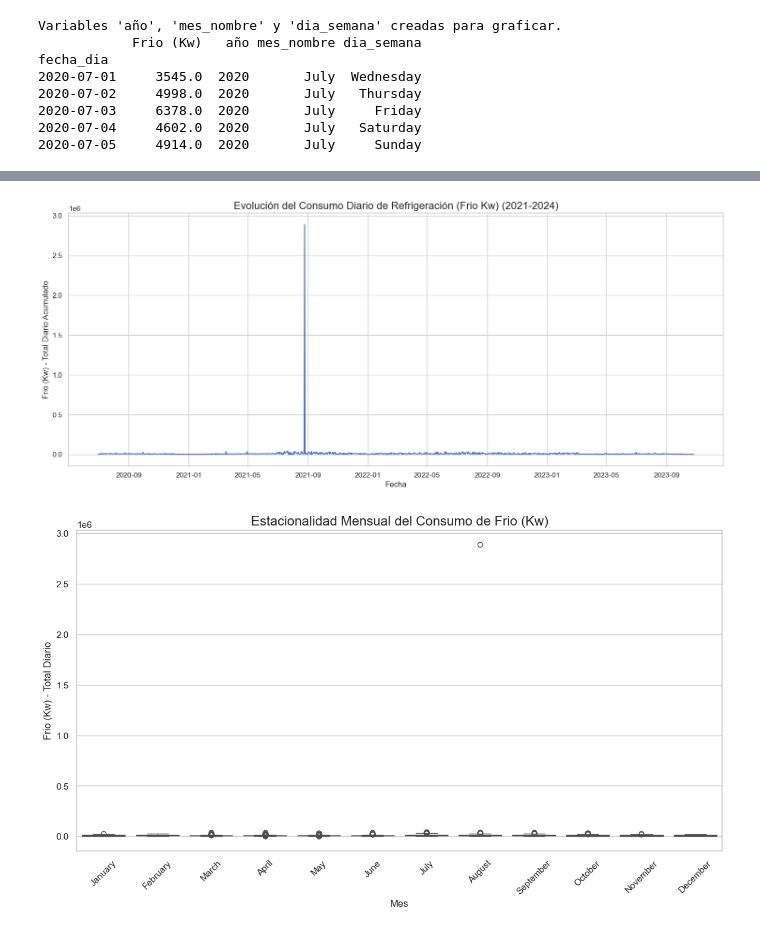
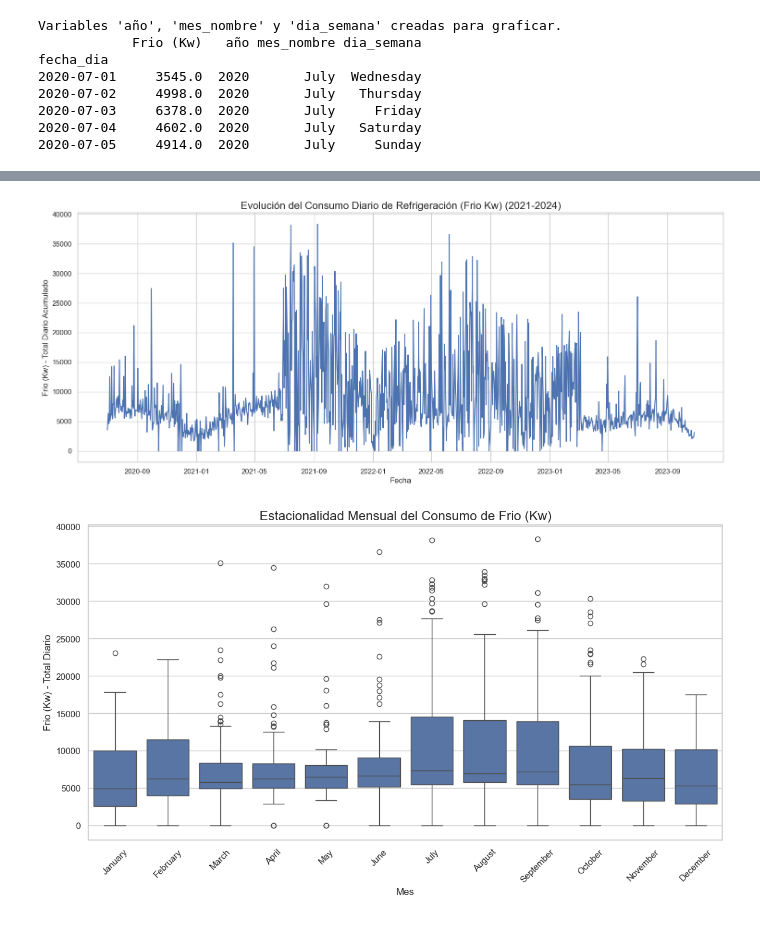
Before and after one commit to GonzaCardin/tp_final_ldd2, a Jupyter notebook: notebooks/eda.ipynb, the cells around one changed output, grey strips where cells are left out. Saved outputs shown, nothing was run; the diff lists cells and outputs as text; code cells hidden in the pictures.

```diff
--- a/notebooks/eda.ipynb
+++ b/notebooks/eda.ipynb
@@ -207,3 +206,12 @@ fecha_dia
 2020-07-03     6378.0  2020       July     Friday
 2020-07-04     4602.0  2020       July   Saturday
 2020-07-05     4914.0  2020       July     Sunday
+# %%
+# usamos un df auxiliar para graficar sin el outlier
+max_value = df_plot['Frio (Kw)'].quantile(0.99)
+max_date = df_plot['Frio (Kw)'].idxmax()
+print(f"Valor máximo de 'Frio (Kw)': {max_value} en la fecha {max_date}")
+
+sane_threshold = 40000
+
+df_plot_sane = df_plot[df_plot['Frio (Kw)'] < sane_threshold].copy()
@@ -210,19 +220,19 @@ fecha_dia
 # %%
 # Gráfico de la evolución temporal de 'Frio (Kw)'
 if 'df_plot' in locals():
     plt.figure(figsize=(18, 7))
 
     # Graficamos 'Frio (Kw)' contra el índice (la fecha)
-    sns.lineplot(data=df_plot, x=df_plot.index, y='Frio (Kw)')
+    sns.lineplot(data=df_plot_sane, x=df_plot_sane.index, y='Frio (Kw)')
 
     plt.title('Evolución del Consumo Diario de Refrigeración (Frio Kw) (2021-2024)', fontsize=16)
     plt.xlabel('Fecha')
     plt.ylabel('Frio (Kw) - Total Diario Acumulado')
     plt.show()
 else:
-    print("El DataFrame 'df_plot' no existe. Ejecuta el Bloque 7 primero.")
+    print("El DataFrame 'df_plot' no existe.")
 # %% [output]
-[figure, old version]
+[figure, new version]
 # %%
 # Gráfico Boxplot Mensual de Estacionalidad de 'Frio (Kw)'
 
@@ -230,7 +240,7 @@ if 'df_plot' in locals():
     plt.figure(figsize=(14, 7))
 
     # boxplot de Frio (Kw) agrupado por mes
-    sns.boxplot(data=df_plot, x='mes_nombre', y='Frio (Kw)')
+    sns.boxplot(data=df_plot_sane, x='mes_nombre', y='Frio (Kw)')
 
     plt.title('Estacionalidad Mensual del Consumo de Frio (Kw)', fontsize=16)
     plt.xlabel('Mes')
@@ -240,7 +250,7 @@ if 'df_plot' in locals():
 else:
     print("El DataFrame 'df_plot' no existe.")
 # %% [output]
-[figure, old version]
+[figure, new version]
 # %%
 # Gráfico Boxplot Semanal de 'Frio (Kw)'
 
```
Also changed, not shown: parts of 8 cells of this notebook, 1 other file.
